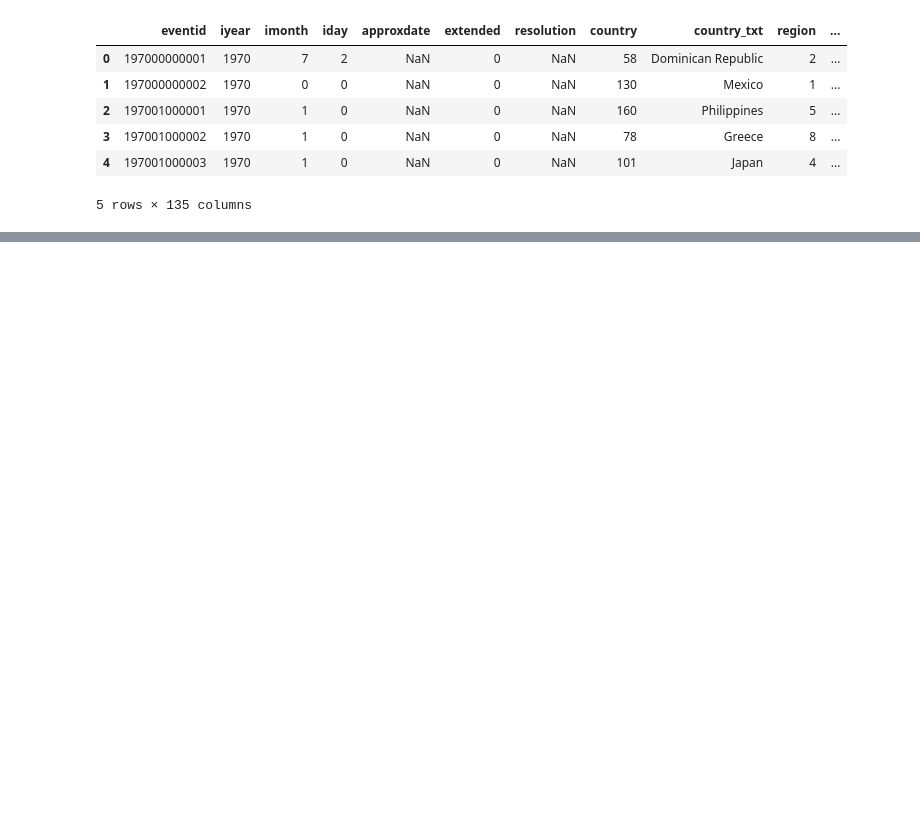
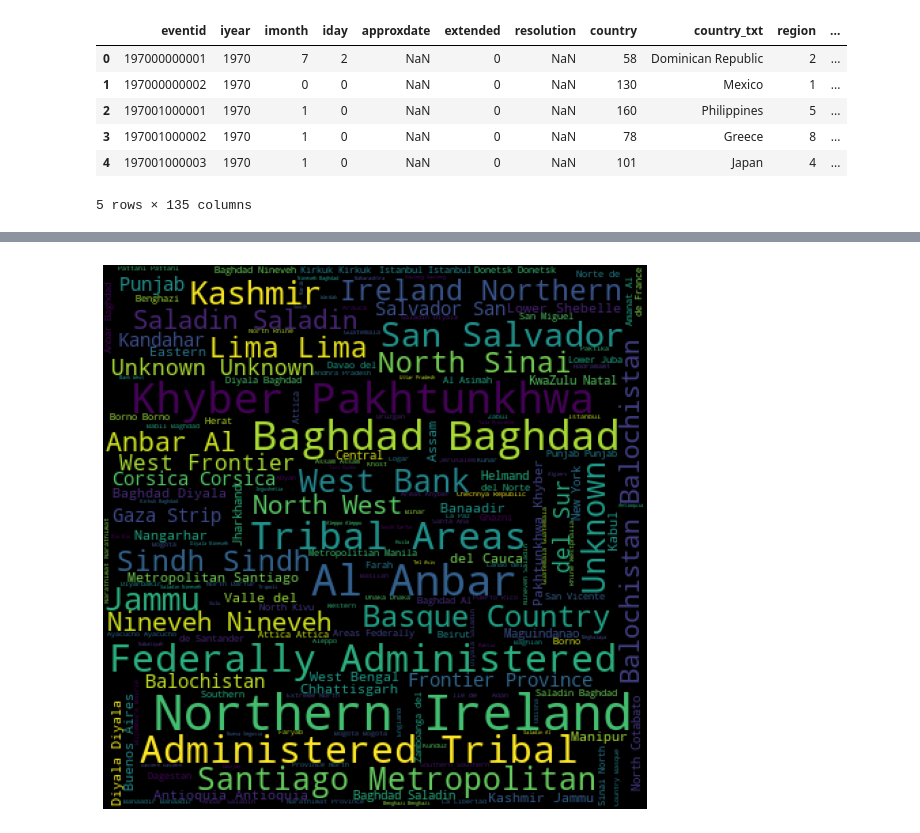
Before and after one commit to Fahad1192/The_Sparks_Foundation, a Jupyter notebook: Task 4 GRIPJAN21.ipynb, the cells around one changed output, grey strips where cells are left out. Saved outputs shown, nothing was run; the diff lists cells and outputs as text; code cells hidden in the pictures; blank space fills up the shorter version.

```diff
--- a/Task 4 GRIPJAN21.ipynb
+++ b/Task 4 GRIPJAN21.ipynb
@@ -82,0 +123,10 @@ TypeError: unsupported operand type(s) for /: 'str' and 'int'
+# %%
+terr_data2.rename(columns={'iyear':'Year','imonth':'Month','iday':'Day','country_txt':'Country','provstate':'State','region_txt':'Region','attacktype1_txt':'AttackType','target1':'Target','nkill':'Killed','nwound':'Wounded','summary':'Summary','gname':'Group','targtype1_txt':'Target_type','weaptype1_txt':'Weapon_type','motive':'Motive'},inplace=True)
+# %%
+# considering only the useful columns
+terr_data2=terr_data2[['Year','Month','Day','Country','State','Region','city','latitude','longitude','AttackType','Killed','Wounded','Target','Summary','Group','Target_type','Weapon_type','Motive']]
+# %%
+# filling the full null value with zero
+
+terr_data2['Wounded']=terr_data2['Wounded'].fillna(0).astype(int)
+terr_data2['Killed']=terr_data2['Killed'].fillna(0).astype(int)
@@ -82,0 +144,3 @@ TypeError: unsupported operand type(s) for /: 'str' and 'int'
+# %%
+# New Column Casualities
+terr_data2['Casualities'] = terr_data2['Killed'] + terr_data2['Wounded']
@@ -82,0 +196,11 @@ TypeError: unsupported operand type(s) for /: 'str' and 'int'
+# %%
+from wordcloud import WordCloud
+from scipy import signal
+cities = terr_data2.State.dropna(False)
+plt.subplots(figsize=(10,10))
+wc = WordCloud(background_color='black',width=400, height=400).generate(' '.join(cities))
+plt.axis('off')
+plt.imshow(wc)
+plt.show()
+# %% [output]
+[figure, added]
```
Also changed, not shown: parts of 19 cells of this notebook, 2 other files.
